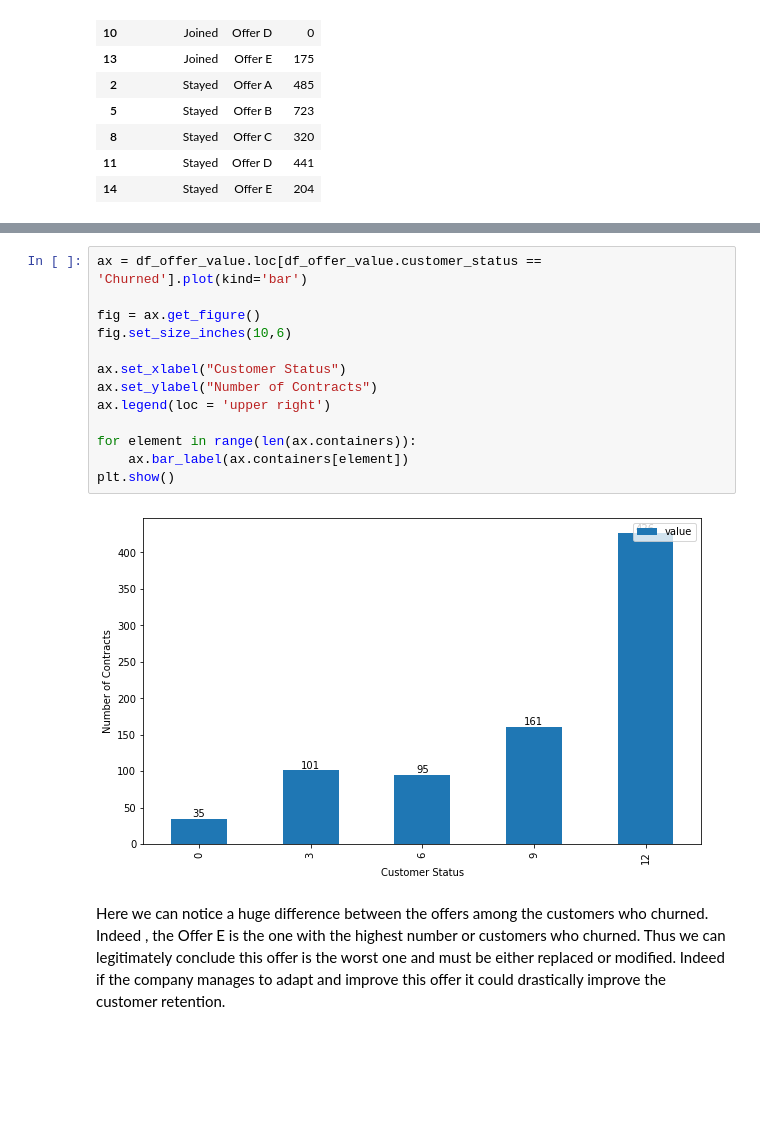
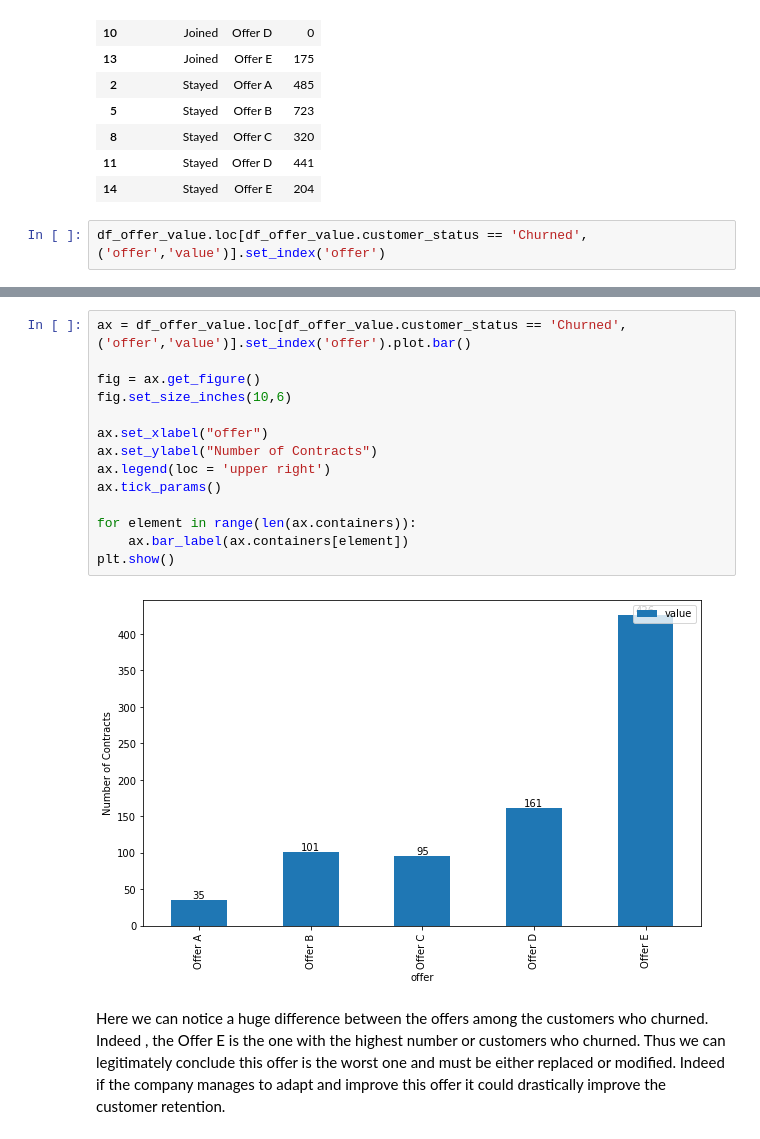
Before and after one commit to Yurhigz/Telecom_Churn, a Jupyter notebook: Script_Python.ipynb, the cells around one changed output, grey strips where cells are left out. Cells and saved outputs as stored; diff of their text form; blank space fills up the shorter version.

```diff
--- a/Script_Python.ipynb
+++ b/Script_Python.ipynb
@@ -492,3 +492,5 @@ df_offer_value.sort_values('customer_status')
 | 8 | Stayed | Offer C | 320 |
 | 11 | Stayed | Offer D | 441 |
 | 14 | Stayed | Offer E | 204 |
+# %%
+df_offer_value.loc[df_offer_value.customer_status == 'Churned',('offer','value')].set_index('offer')
@@ -495,18 +505,19 @@ df_offer_value.sort_values('customer_status')
 # %%
-ax = df_offer_value.loc[df_offer_value.customer_status == 'Churned'].plot(kind='bar')
+ax = df_offer_value.loc[df_offer_value.customer_status == 'Churned',('offer','value')].set_index('offer').plot.bar()
 
 fig = ax.get_figure()
 fig.set_size_inches(10,6)
 
-ax.set_xlabel("Customer Status")
+ax.set_xlabel("offer")
 ax.set_ylabel("Number of Contracts")
 ax.legend(loc = 'upper right')
+ax.tick_params()
 
 for element in range(len(ax.containers)):
     ax.bar_label(ax.containers[element])
 plt.show()
 # %% [output]
-[figure, old version]
+[figure, new version]
 # %% [markdown]
 Here we can notice a huge difference between the offers among the customers who churned. Indeed , the Offer E is the one with the highest number or customers who churned. Thus we can legitimately conclude this offer is the worst one and must be either replaced or modified. Indeed if the company manages to adapt and improve this offer it could drastically improve the customer retention.
 # %% [markdown]
```
Also changed, not shown: parts of 27 cells of this notebook.
